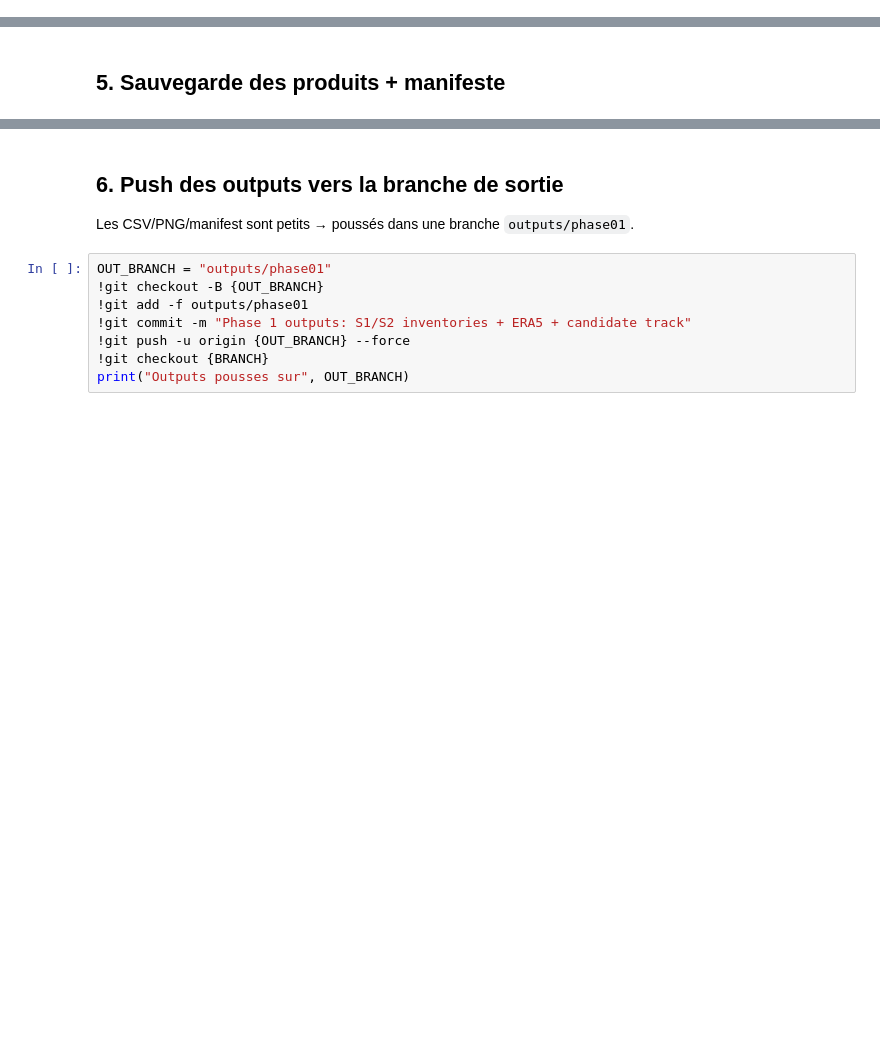
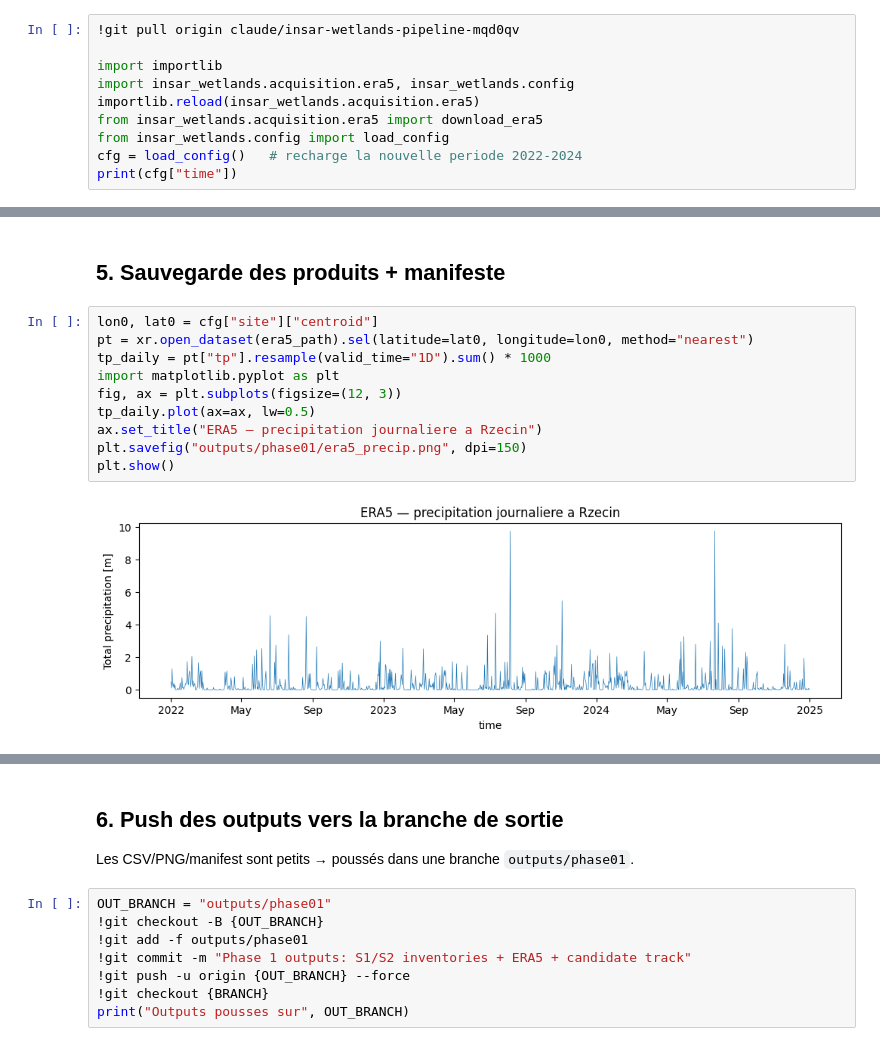
Before and after one commit to AimenSayoud/SAr-adapted, a Jupyter notebook: insar-wetlands-pipeline-mqd0qv/notebooks/phase01_acquisition.ipynb, the cells around one changed output, grey strips where cells are left out. Drawn from its saved outputs; the diff is of its cells as text; blank space fills up the shorter version.

```diff
--- a/insar-wetlands-pipeline-mqd0qv/notebooks/phase01_acquisition.ipynb
+++ b/insar-wetlands-pipeline-mqd0qv/notebooks/phase01_acquisition.ipynb
@@ -183,3 +312,13 @@ print(f"Dates S1 avec optique a moins de 6 j: {(nearest <= 6).mean()*100:.0f} %"
 
 Le fichier est écrit sur **Drive** (persistant entre sessions). La requête CDS
 peut rester en file d'attente quelques minutes — c'est normal.
+# %%
+!git pull origin claude/insar-wetlands-pipeline-mqd0qv
+
+import importlib
+import insar_wetlands.acquisition.era5, insar_wetlands.config
+importlib.reload(insar_wetlands.acquisition.era5)
+from insar_wetlands.acquisition.era5 import download_era5
+from insar_wetlands.config import load_config
+cfg = load_config()   # recharge la nouvelle periode 2022-2024
+print(cfg["time"])
@@ -210,5 +428,17 @@ ds
 # %% [markdown]
 ## 5. Sauvegarde des produits + manifeste
+# %%
+lon0, lat0 = cfg["site"]["centroid"]
+pt = xr.open_dataset(era5_path).sel(latitude=lat0, longitude=lon0, method="nearest")
+tp_daily = pt["tp"].resample(valid_time="1D").sum() * 1000
+import matplotlib.pyplot as plt
+fig, ax = plt.subplots(figsize=(12, 3))
+tp_daily.plot(ax=ax, lw=0.5)
+ax.set_title("ERA5 — precipitation journaliere a Rzecin")
+plt.savefig("outputs/phase01/era5_precip.png", dpi=150)
+plt.show()
+# %% [output]
+[figure, added]
 # %%
 from insar_wetlands.utils.manifest import write_manifest
 
```
Also changed, not shown: parts of 29 cells of this notebook.
